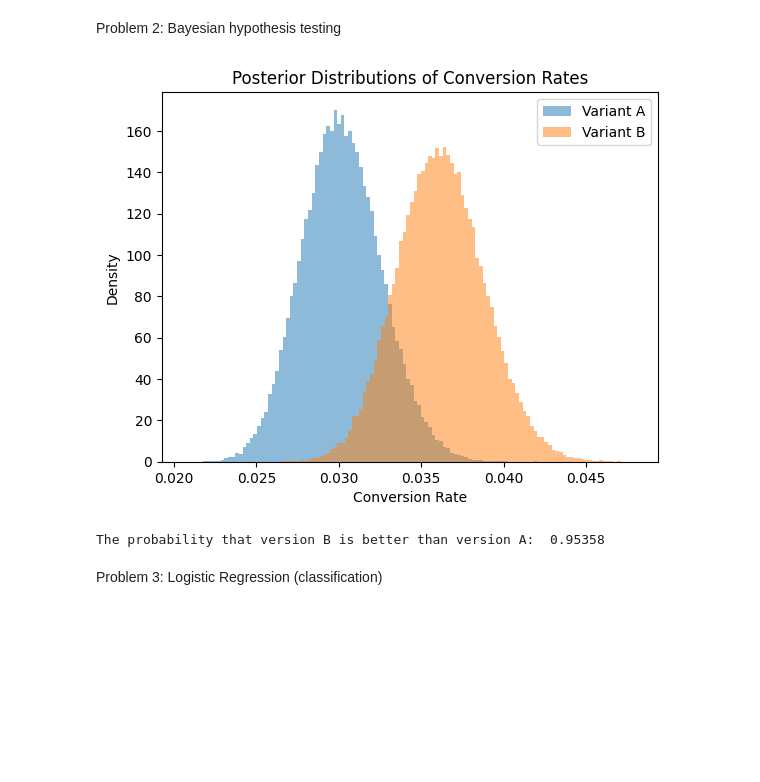
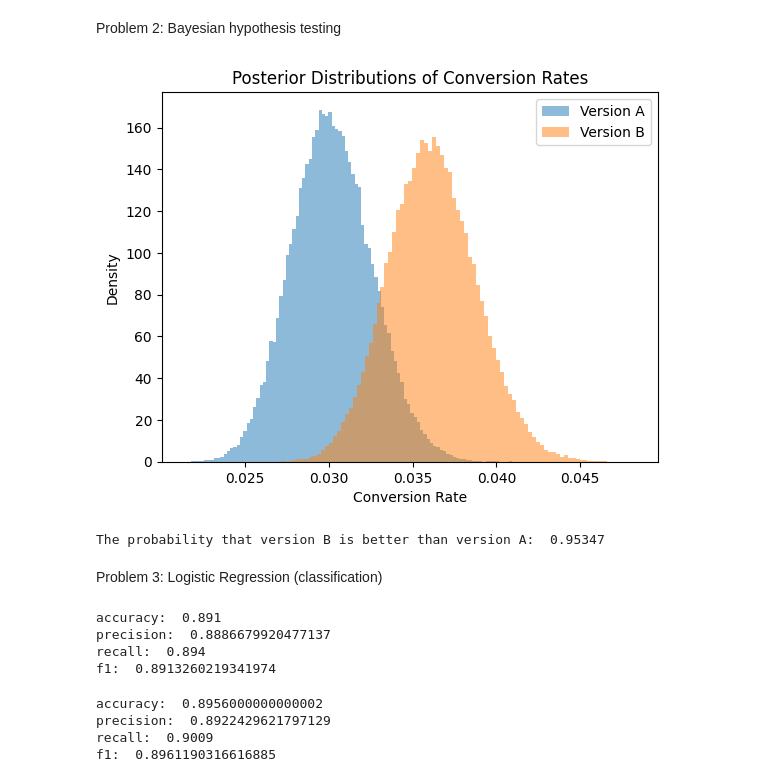
Before and after one commit to toriawlam/ds-3001, a Jupyter notebook: homework_3/homework_3.ipynb, the cells around one changed output. Drawn from its saved outputs; the diff is of its cells as text; code cells hidden in the pictures; blank space fills up the shorter version.

```diff
--- a/homework_3/homework_3.ipynb
+++ b/homework_3/homework_3.ipynb
@@ -46,31 +46,78 @@ import matplotlib.pyplot as plt
 # %%
 alpha_prior = 1
 beta_prior = 1
 
 post_A = beta(alpha_prior + conversions[0], beta_prior + visitors[0] - conversions[0])
 post_B = beta(alpha_prior + conversions[1], beta_prior + visitors[1] - conversions[1])
 
 # use mcmc to draw samples
 samples = 100000
 samples_A = post_A.rvs(samples)
 samples_B = post_B.rvs(samples)
 
-plt.hist(samples_A, bins=100, alpha=0.5, label='Variant A', density=True)
-plt.hist(samples_B, bins=100, alpha=0.5, label='Variant B', density=True)
+plt.hist(samples_A, bins=100, alpha=0.5, label='Version A', density=True)
+plt.hist(samples_B, bins=100, alpha=0.5, label='Version B', density=True)
 plt.title('Posterior Distributions of Conversion Rates')
 plt.xlabel('Conversion Rate')
 plt.ylabel('Density')
 plt.legend()
 plt.show()
 
 print('The probability that version B is better than version A: ', np.mean(samples_B > samples_A))
 # %% [output]
-[figure, old version]
+[figure, new version]
-The probability that version B is better than version A:  0.95358
+The probability that version B is better than version A:  0.95347
 # %% [markdown]
 Problem 3: Logistic Regression (classification)
 # %%
-# use logistic regression to build a classification model that predicts the target variable based on features in the dataset
-# perform 100 fold validation (80/10/10 split)
-# accuracy, precision, recall, f1 score
-# visualize decision boundary
+# full dataset classification model
+from sklearn.linear_model import LogisticRegression
+from sklearn.metrics import accuracy_score, precision_score, recall_score, f1_score
+
+df_set = pd.read_json('HW3.jsonl', lines=True)
+features = ['x','y']
+X = df_set[features]
+y = df_set['l']
+regression_mod = LogisticRegression(solver='liblinear')
+regression_mod.fit(X,y)
+
+y_pred = regression_mod.predict(X)
+
+print('accuracy: ', accuracy_score(y, y_pred))
+print('precision: ', precision_score(y, y_pred))
+print('recall: ', recall_score(y, y_pred))
+print('f1: ', f1_score(y, y_pred))
+# %% [output]
+accuracy:  0.891
+precision:  0.8886679920477137
+recall:  0.894
+f1:  0.8913260219341974
+# %%
+from sklearn.model_selection import train_test_split
+
+acc = []
+prec = []
+recall = []
+f1 = []
+
+for i in range(100):
+    x_train, x_rem, y_train, y_rem = train_test_split(X, y, train_size=0.8, stratify=y)
+    x_val, x_test, y_val, y_test = train_test_split(x_rem, y_rem, train_size=0.5, stratify=y_rem)
+    model_split = LogisticRegression(solver='liblinear')
+    model_split.fit(x_train, y_train)
+
+    y_pred_2 = model_split.predict(x_test)
+    acc.append(accuracy_score(y_test, y_pred_2))
+    prec.append(precision_score(y_test, y_pred_2))
+    recall.append(recall_score(y_test, y_pred_2))
+    f1.append(f1_score(y_test, y_pred_2))
+
+print('accuracy: ', np.mean(acc))
+print('precision: ', np.mean(prec))
+print('recall: ', np.mean(recall))
+print('f1: ', np.mean(f1))
+# %% [output]
+accuracy:  0.8956000000000002
+precision:  0.8922429621797129
+recall:  0.9009
+f1:  0.8961190316616885
```
Also changed, not shown: parts of 7 cells of this notebook, 1 other file.
